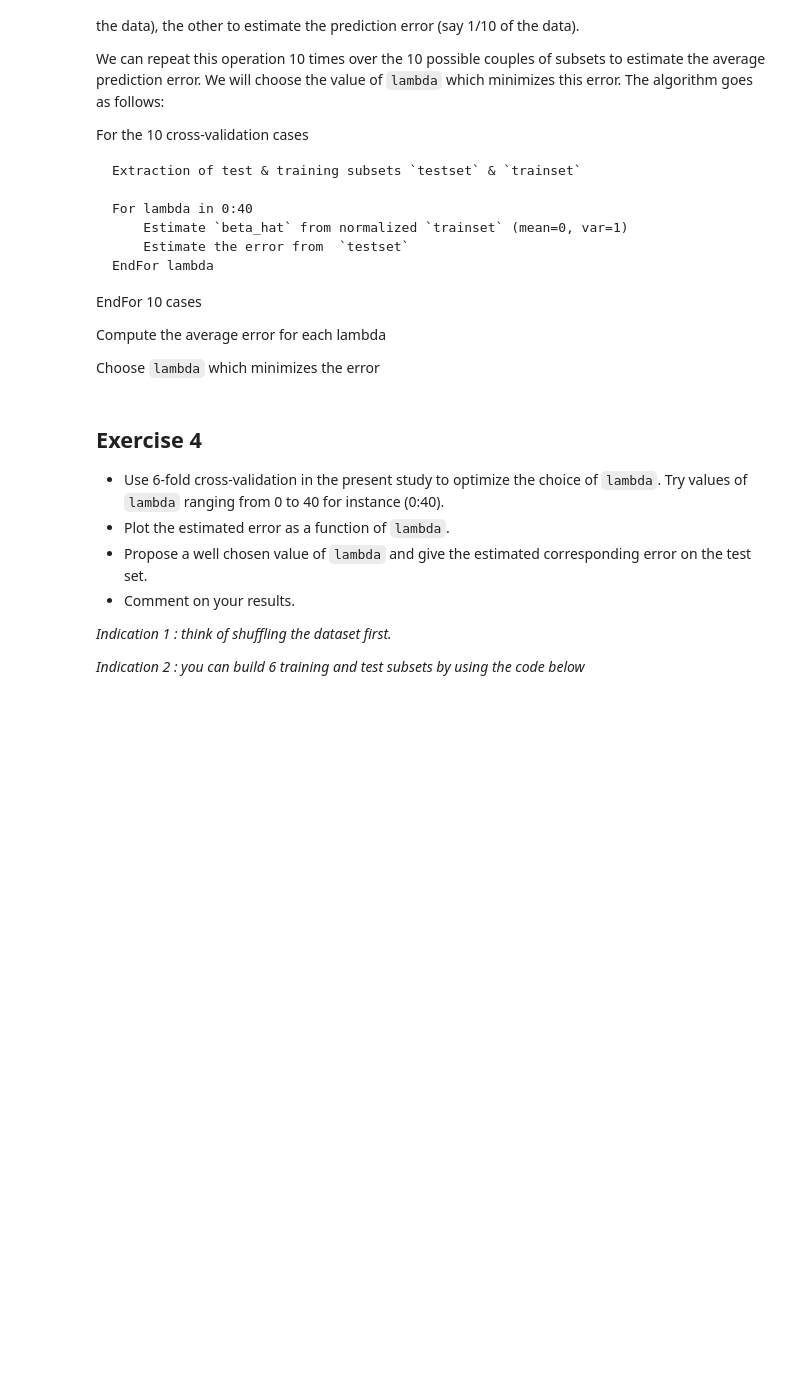
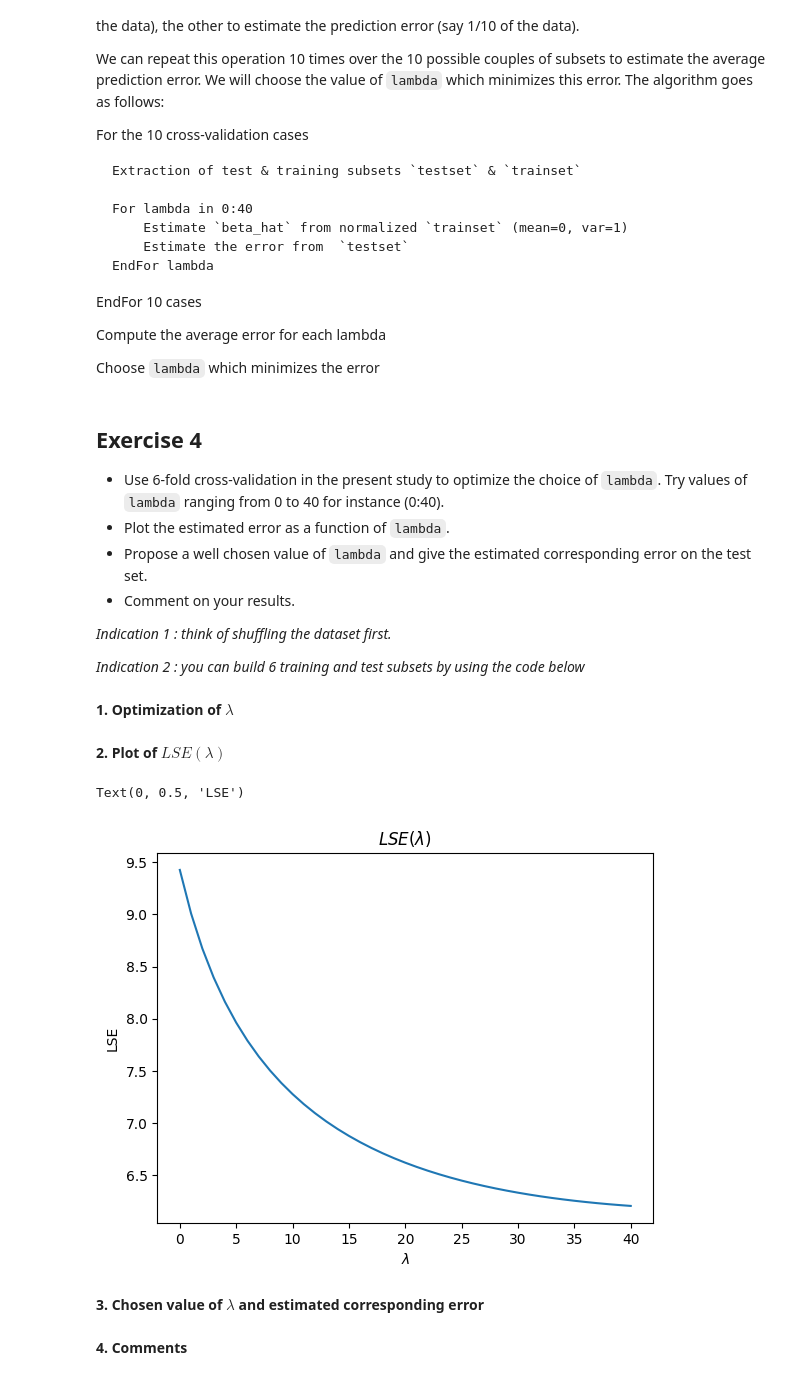
Before and after one commit to felixmnnr/SDI_DEA, a Jupyter notebook: TP1_Monnier_Vasseur/TP1_Vasseur_Monnier.ipynb, the cells around one changed output. Drawn from its saved outputs; the diff is of its cells as text; code cells hidden in the pictures; blank space fills up the shorter version.

```diff
--- a/TP1_Monnier_Vasseur/TP1_Vasseur_Monnier.ipynb
+++ b/TP1_Monnier_Vasseur/TP1_Vasseur_Monnier.ipynb
@@ -394,0 +420,35 @@ for p in range(6):   # loop on test subsets
+# %% [markdown]
+**1. Optimization of $\lambda$**
+# %%
+# Exercise 4
+for p in range(6):
+    np.random.shuffle(data_train)
+    testset = data_train[arange(p * N_test, (p+1) * N_test), 0:9] # Extraction of the test set
+    trainset = data_train[hstack((arange(p * N_test), arange((p+1) * N_test, data_train.shape[0]))), 0:9] # Extraction of the training set
+    trainset_norm = np.array([normalize(vec) for vec in trainset[:, 0:9].T]).T # Normalization of entries and the training set
+    moy = np.array([np.mean(vec) for vec in trainset[:, 0:9].T])
+    sigma = np.array([np.std(vec, ddof=0) for vec in trainset[:, 0:9].T])
+    testset_norm = np.array([(testset[:, k] - moy[k]) / sigma[k] for k in range(len(moy))]).T
+    id = eye(8)
+    for l in range(0, 41):
+        beta_hat_reg = la.inv(l * id + trainset[:, :8].T@trainset[:, :8])@trainset[:, :8].T@trainset[:, 8]
+        LSE = la.norm(testset_norm[:, 8] - testset_norm[:, 0:8]@beta_hat_reg)**2
+        erreur[p][l] = LSE
+# %% [markdown]
+**2. Plot of $LSE(\lambda)$**
+# %%
+err = pd.DataFrame(erreur.T, columns=[f'Fold {i}' for i in range (0,6)], index=[f'{i}' for i in range (0, 41)])
+err['Moyenne'] = err.mean(axis=1)
+
+plt.plot(err['Moyenne'])
+plt.title('$LSE(\lambda$)')
+plt.xlabel('$\lambda$')
+plt.xticks(range(0, len(err['Moyenne']), 5))
+plt.ylabel('LSE')
+# %% [output]
+Text(0, 0.5, 'LSE')
+[figure, added]
+# %% [markdown]
+**3. Chosen value of $\lambda$ and estimated corresponding error**
+# %% [markdown]
+**4. Comments**
```
Also changed, not shown: parts of 27 cells of this notebook.
